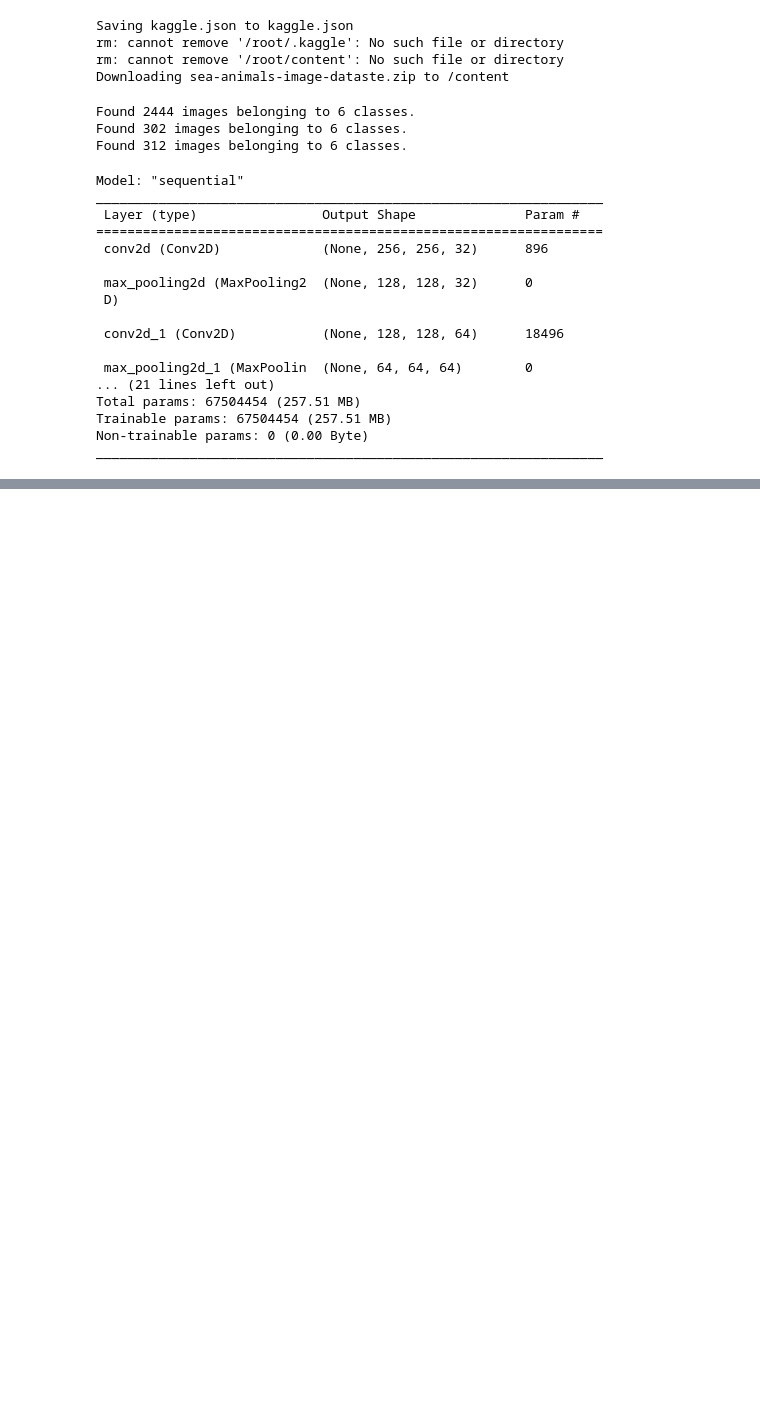
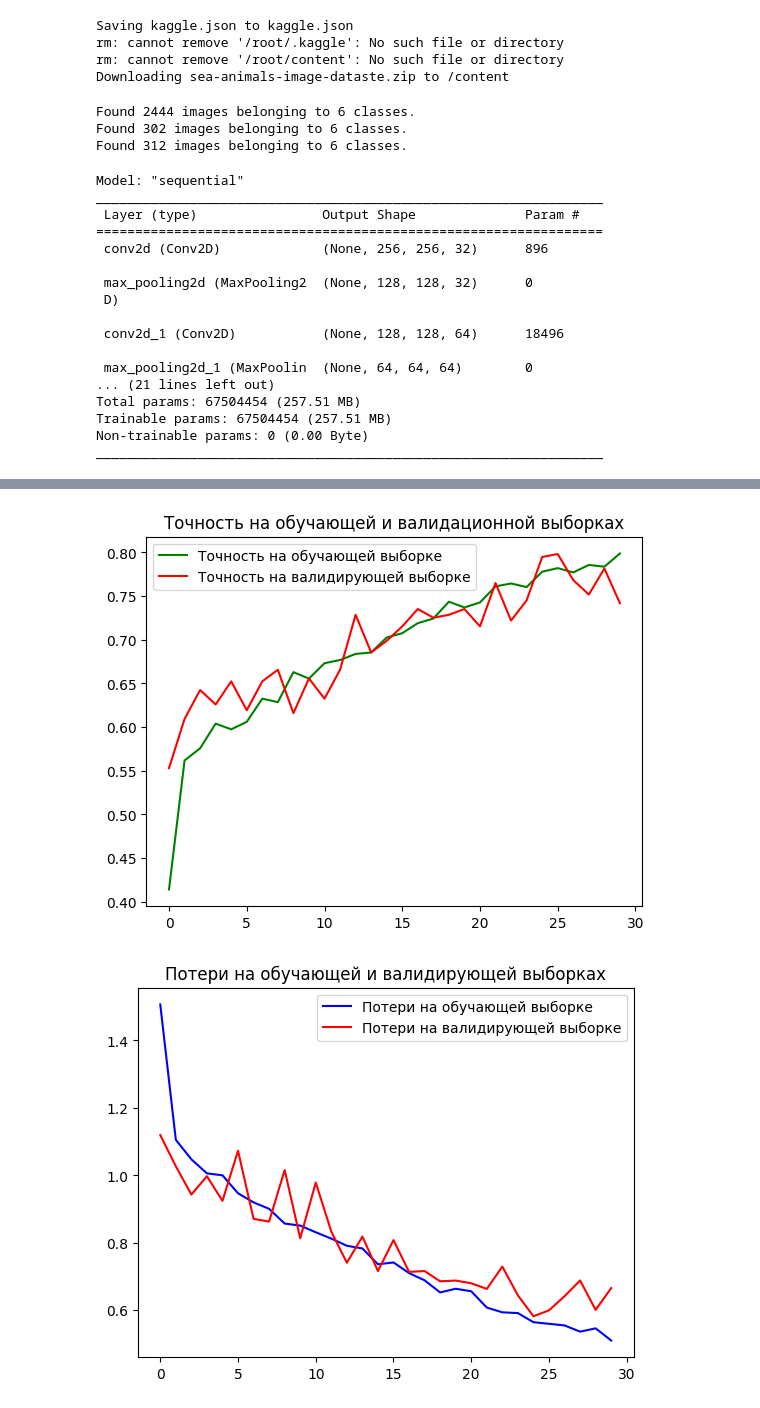
Before and after one commit to FineUsername/deep_learning, a Jupyter notebook: deep_learning.ipynb, the cells around one changed output, grey strips where cells are left out. Cells and saved outputs as stored; diff of their text form; code cells hidden in the pictures; blank space fills up the shorter version.

Commit message:
adds visualisation

```diff
--- a/deep_learning.ipynb
+++ b/deep_learning.ipynb
@@ -185,3 +185,26 @@ Epoch 29/30
 77/77 [==============================] - 43s 565ms/step - loss: 0.5458 - accuracy: 0.7836 - val_loss: 0.6006 - val_accuracy: 0.7815
 Epoch 30/30
 77/77 [==============================] - 44s 573ms/step - loss: 0.5098 - accuracy: 0.7987 - val_loss: 0.6651 - val_accuracy: 0.7417
+# %%
+accuracy = history.history['accuracy']
+val_accuracy = history.history['val_accuracy']
+
+loss = history.history['loss']
+val_loss = history.history['val_loss']
+
+epochs = range(len(accuracy))
+plt.plot(epochs, accuracy, 'g', label='Точность на обучающей выборке')
+plt.plot(epochs, val_accuracy, 'r', label='Точность на валидирующей выборке')
+
+plt.title('Точность на обучающей и валидационной выборках')
+plt.legend()
+plt.figure()
+plt.plot(epochs, loss, 'b', label='Потери на обучающей выборке')
+plt.plot(epochs, val_loss, 'r', label='Потери на валидирующей выборке')
+
+plt.title('Потери на обучающей и валидирующей выборках')
+plt.legend()
+plt.show()
+# %% [output]
+[figure, added]
+[figure, added]
```
